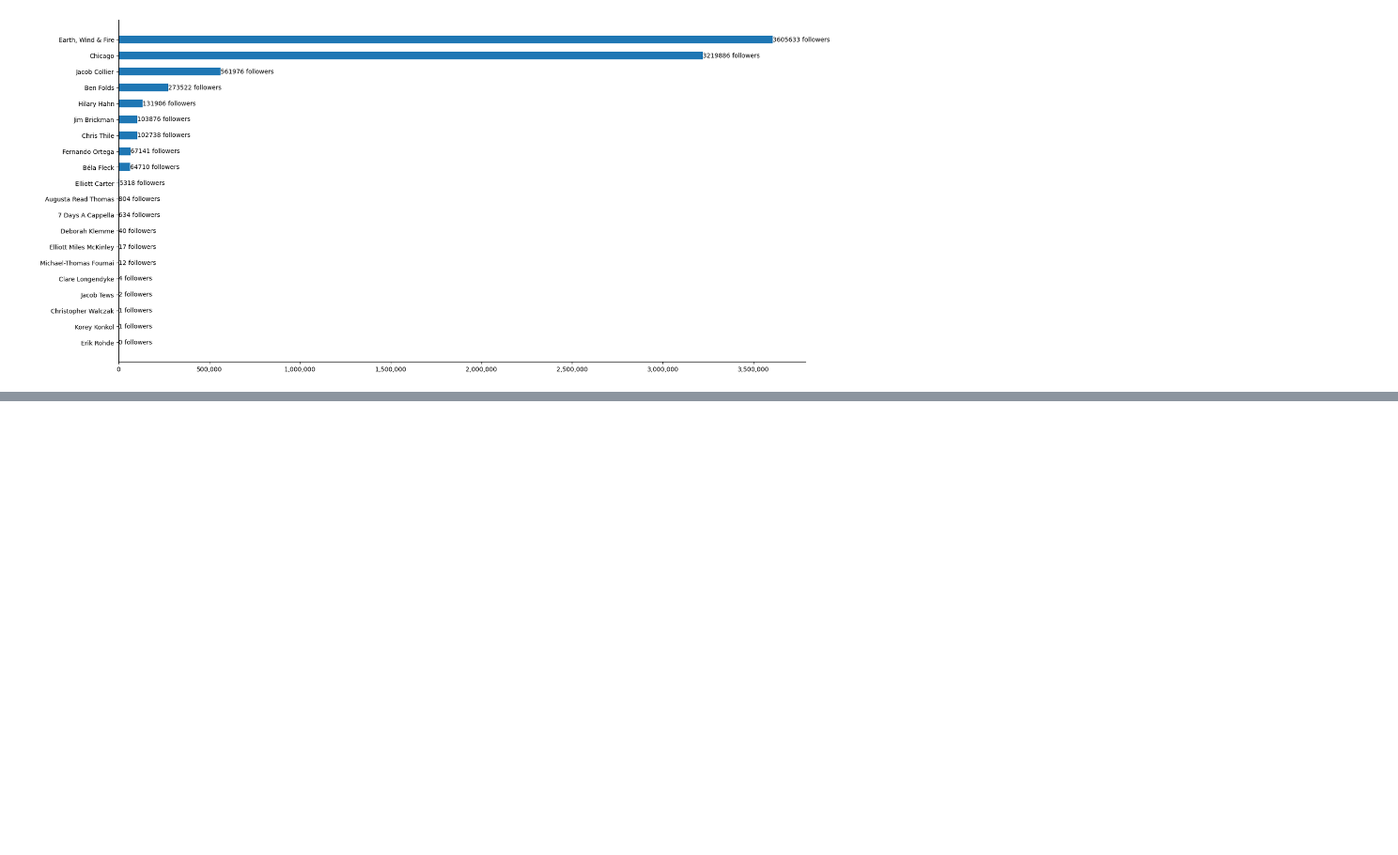
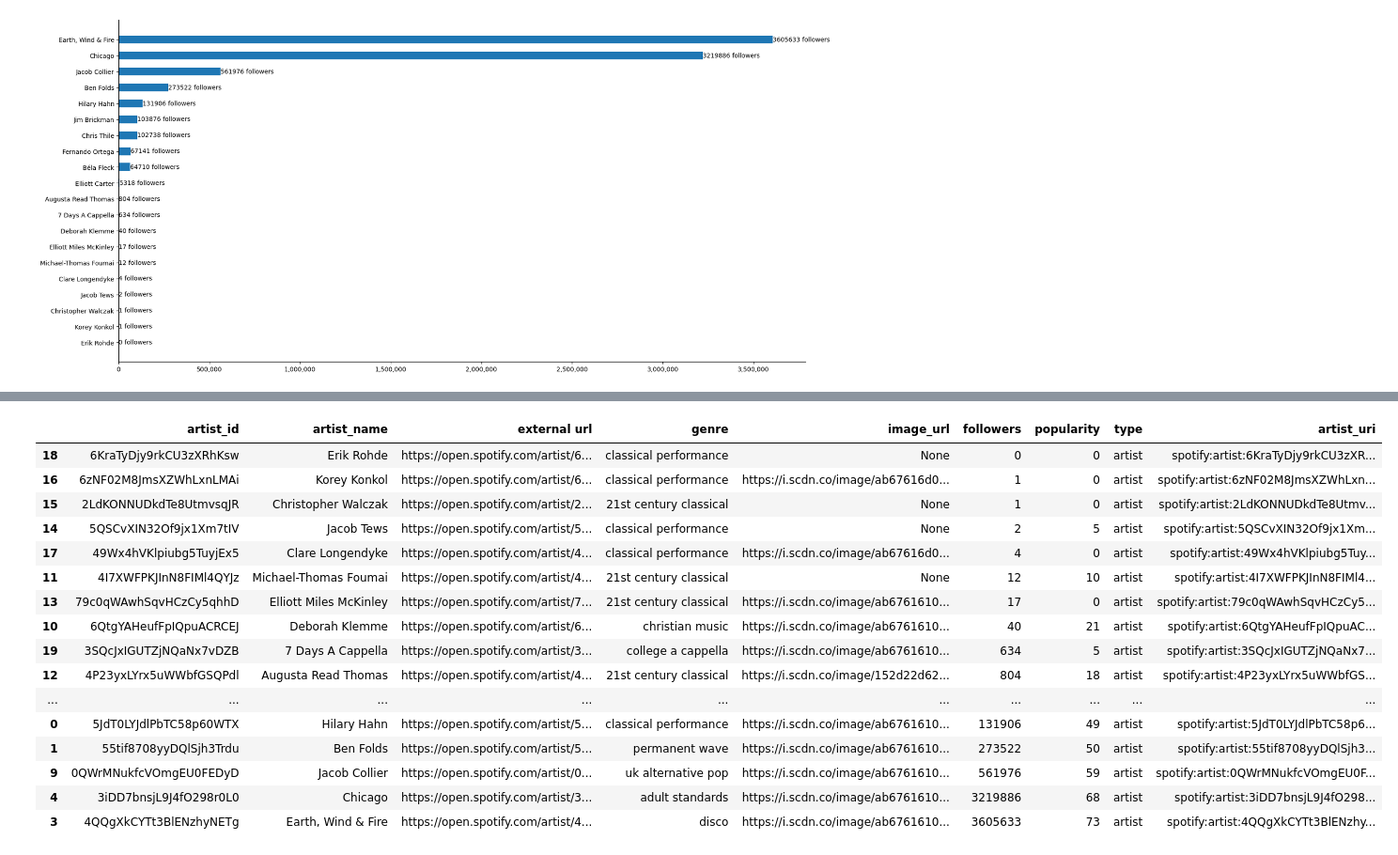
Before and after one commit to JacobTews/spotify, a Jupyter notebook: jupyter_workspace.ipynb, the cells around one changed output, grey strips where cells are left out. Shown: that part at 94% size. Cells and saved outputs as stored; diff of their text form; code cells hidden in the pictures; blank space fills up the shorter version.

```diff
--- a/jupyter_workspace.ipynb
+++ b/jupyter_workspace.ipynb
@@ -99,0 +149,32 @@ plt.show()
+# %%
+none_indexes = artist_df.index[artist_df['genre'].isna()].tolist()
+# %%
+for i in none_indexes:
+    if artist_df.loc[i, 'artist_name'] in performers:
+        artist_df.loc[i, 'genre'] = 'classical performance'
+    elif artist_df.loc[i, 'artist_name'] in composers:
+        artist_df.loc[i, 'genre'] = '21st century classical'
+    elif artist_df.loc[i, 'artist_name'] == 'Deborah Klemme':
+        artist_df.loc[i, 'genre'] = 'christian music'
+    elif artist_df.loc[i, 'artist_name'] == '7 Days A Cappella':
+        artist_df.loc[i, 'genre'] = 'college a cappella'
+
+artist_df
+# %% [output]
+|  | artist_id | artist_name | external url | genre | image_url | followers | popularity | type | artist_uri |
+| 18 | 6KraTyDjy9rkCU3zXRhKsw | Erik Rohde | https://open.spotify.com/artist/6... | classical performance | None | 0 | 0 | artist | spotify:artist:6KraTyDjy9rkCU3zXR... |
+| 16 | 6zNF02M8JmsXZWhLxnLMAi | Korey Konkol | https://open.spotify.com/artist/6... | classical performance | https://i.scdn.co/image/ab67616d0... | 1 | 0 | artist | spotify:artist:6zNF02M8JmsXZWhLxn... |
+| 15 | 2LdKONNUDkdTe8UtmvsqJR | Christopher Walczak | https://open.spotify.com/artist/2... | 21st century classical | None | 1 | 0 | artist | spotify:artist:2LdKONNUDkdTe8Utmv... |
+| 14 | 5QSCvXIN32Of9jx1Xm7tIV | Jacob Tews | https://open.spotify.com/artist/5... | classical performance | None | 2 | 5 | artist | spotify:artist:5QSCvXIN32Of9jx1Xm... |
+| 17 | 49Wx4hVKlpiubg5TuyjEx5 | Clare Longendyke | https://open.spotify.com/artist/4... | classical performance | https://i.scdn.co/image/ab67616d0... | 4 | 0 | artist | spotify:artist:49Wx4hVKlpiubg5Tuy... |
+| 11 | 4I7XWFPKJInN8FIMl4QYJz | Michael-Thomas Foumai | https://open.spotify.com/artist/4... | 21st century classical | None | 12 | 10 | artist | spotify:artist:4I7XWFPKJInN8FIMl4... |
+| 13 | 79c0qWAwhSqvHCzCy5qhhD | Elliott Miles McKinley | https://open.spotify.com/artist/7... | 21st century classical | https://i.scdn.co/image/ab6761610... | 17 | 0 | artist | spotify:artist:79c0qWAwhSqvHCzCy5... |
+| 10 | 6QtgYAHeufFpIQpuACRCEJ | Deborah Klemme | https://open.spotify.com/artist/6... | christian music | https://i.scdn.co/image/ab6761610... | 40 | 21 | artist | spotify:artist:6QtgYAHeufFpIQpuAC... |
+| 19 | 3SQcJxIGUTZjNQaNx7vDZB | 7 Days A Cappella | https://open.spotify.com/artist/3... | college a cappella | https://i.scdn.co/image/ab6761610... | 634 | 5 | artist | spotify:artist:3SQcJxIGUTZjNQaNx7... |
+| 12 | 4P23yxLYrx5uWWbfGSQPdl | Augusta Read Thomas | https://open.spotify.com/artist/4... | 21st century classical | https://i.scdn.co/image/152d22d62... | 804 | 18 | artist | spotify:artist:4P23yxLYrx5uWWbfGS... |
+| ... | ... | ... | ... | ... | ... | ... | ... | ... | ... |
+| 0 | 5JdT0LYJdlPbTC58p60WTX | Hilary Hahn | https://open.spotify.com/artist/5... | classical performance | https://i.scdn.co/image/ab6761610... | 131906 | 49 | artist | spotify:artist:5JdT0LYJdlPbTC58p6... |
+| 1 | 55tif8708yyDQlSjh3Trdu | Ben Folds | https://open.spotify.com/artist/5... | permanent wave | https://i.scdn.co/image/ab6761610... | 273522 | 50 | artist | spotify:artist:55tif8708yyDQlSjh3... |
+| 9 | 0QWrMNukfcVOmgEU0FEDyD | Jacob Collier | https://open.spotify.com/artist/0... | uk alternative pop | https://i.scdn.co/image/ab6761610... | 561976 | 59 | artist | spotify:artist:0QWrMNukfcVOmgEU0F... |
+| 4 | 3iDD7bnsjL9J4fO298r0L0 | Chicago | https://open.spotify.com/artist/3... | adult standards | https://i.scdn.co/image/ab6761610... | 3219886 | 68 | artist | spotify:artist:3iDD7bnsjL9J4fO298... |
+| 3 | 4QQgXkCYTt3BlENzhyNETg | Earth, Wind & Fire | https://open.spotify.com/artist/4... | disco | https://i.scdn.co/image/ab6761610... | 3605633 | 73 | artist | spotify:artist:4QQgXkCYTt3BlENzhy... |
```
Also changed, not shown: parts of 3 cells of this notebook, 2 other files.
